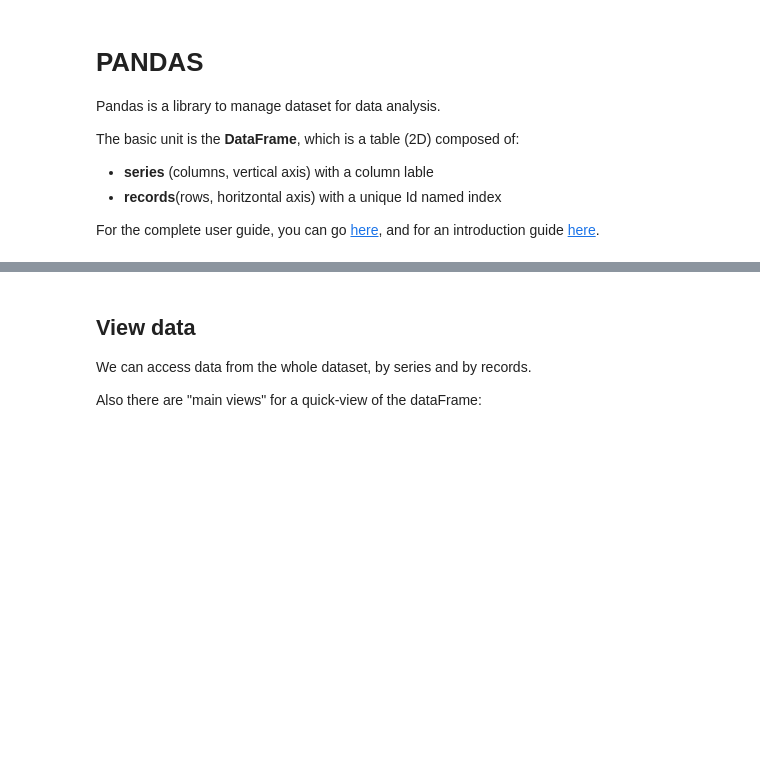
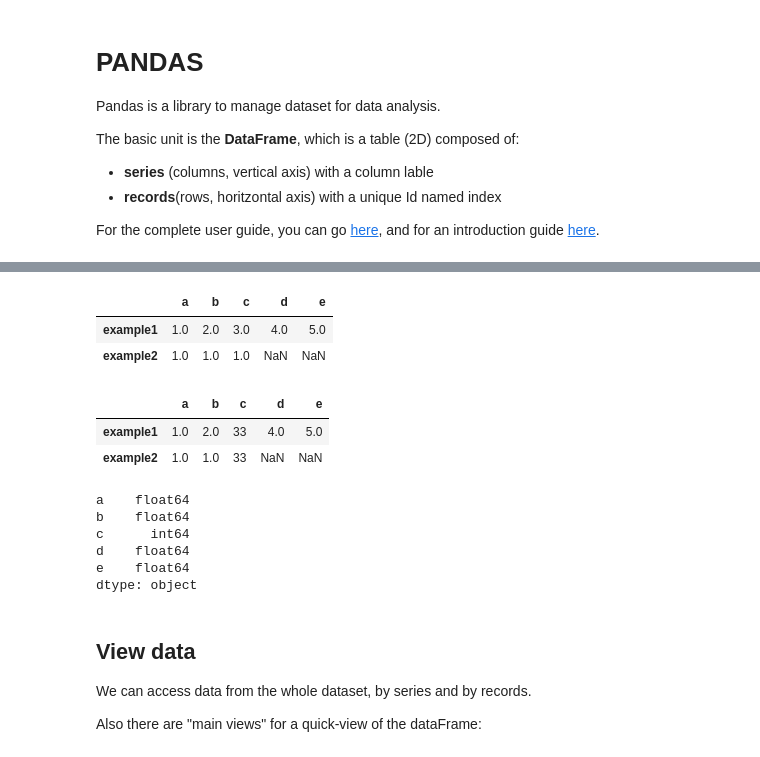
Before and after one commit to correalramos24/IPython, a Jupyter notebook: Pandas.ipynb, the cells around one changed output, grey strips where cells are left out. Drawn from its saved outputs; the diff is of its cells as text; code cells hidden in the pictures; blank space fills up the shorter version.

Commit message:
Add series & DataFrame examples

```diff
--- a/Pandas.ipynb
+++ b/Pandas.ipynb
@@ -27,0 +30,17 @@ people_ds.to_html("people.html")
+# %%
+# From a list
+l = [1,2,3,4,5]
+a1 = pd.Series(data=l, index=["a", "b", "c", "d", "e"], dtype="float64", name="example1")
+print(a1)
+
+# From a dict
+d = {"a": 1, "b": 2, "c": 3}
+a2 = pd.Series(data=d, dtype="float64", index=a1.index, name="example2")
+print(a2)
+print(a2.c)
+a2.c=44
+print(a2['c'])
+print(a2)
+a2 = a2 * 0
+a2 = a2 + 1
+print(a2)
@@ -28,3 +65,22 @@ people_ds.to_html("people.html")
+# %%
+df = pd.DataFrame([a1,a2])
+df
+df["c"] = 33
+df
+df.dtypes
+# %% [output]
+|  | a | b | c | d | e |
+| example1 | 1.0 | 2.0 | 3.0 | 4.0 | 5.0 |
+| example2 | 1.0 | 1.0 | 1.0 | NaN | NaN |
+|  | a | b | c | d | e |
+| example1 | 1.0 | 2.0 | 33 | 4.0 | 5.0 |
+| example2 | 1.0 | 1.0 | 33 | NaN | NaN |
+a    float64
+b    float64
+c      int64
+d    float64
+e    float64
+dtype: object
 # %% [markdown]
 ## View data
 We can access data from the whole dataset, by series and by records.
```
Also changed, not shown: parts of 2 cells of this notebook.
